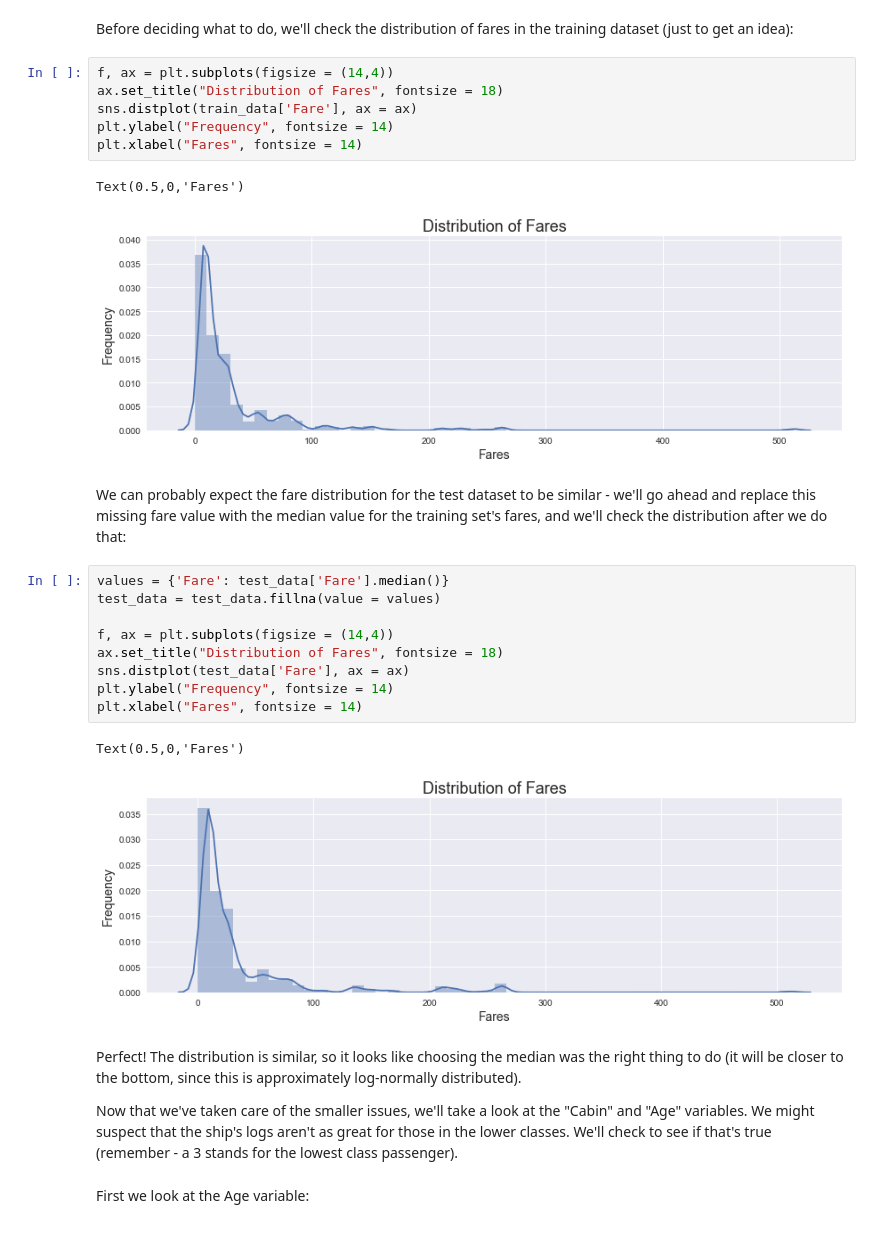
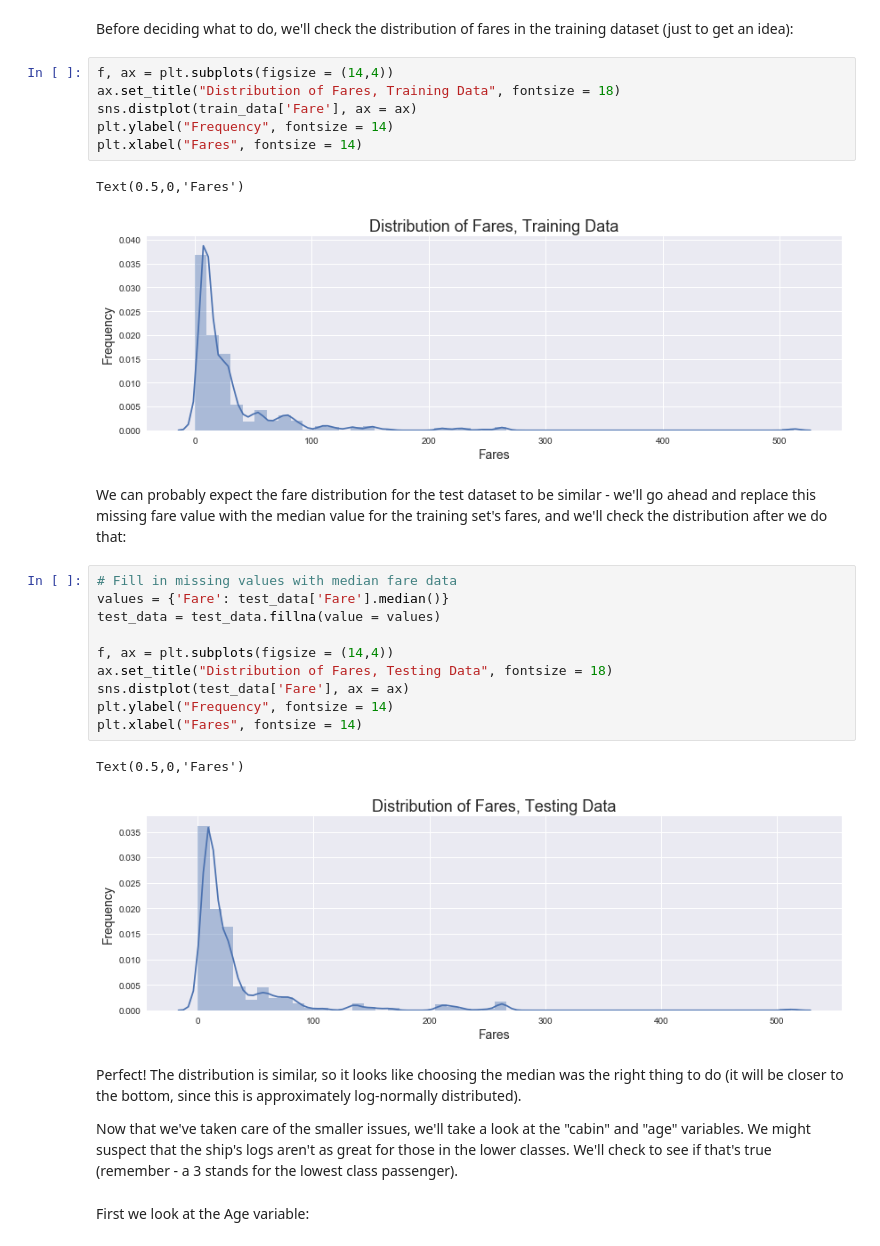
Before and after one commit to jhigbee2/byu_econ_applied_machine_learning, a Jupyter notebook: homeworks/213_ps4_real.ipynb, the cells around one changed output. Drawn from its saved outputs; the diff is of its cells as text.

```diff
--- a/homeworks/213_ps4_real.ipynb
+++ b/homeworks/213_ps4_real.ipynb
@@ -112,31 +118,32 @@ test_data[test_data['Fare'].isnull()]
 Before deciding what to do, we'll check the distribution of fares in the training dataset (just to get an idea):
 # %%
 f, ax = plt.subplots(figsize = (14,4))
-ax.set_title("Distribution of Fares", fontsize = 18)
+ax.set_title("Distribution of Fares, Training Data", fontsize = 18)
 sns.distplot(train_data['Fare'], ax = ax)
 plt.ylabel("Frequency", fontsize = 14)
 plt.xlabel("Fares", fontsize = 14)
 # %% [output]
 Text(0.5,0,'Fares')
-[figure, old version]
+[figure, new version]
 # %% [markdown]
 We can probably expect the fare distribution for the test dataset to be similar - we'll go ahead and replace this missing fare value with the median value for the training set's fares, and we'll check the distribution after we do that:
 # %%
+# Fill in missing values with median fare data
 values = {'Fare': test_data['Fare'].median()}
 test_data = test_data.fillna(value = values)
 
 f, ax = plt.subplots(figsize = (14,4))
-ax.set_title("Distribution of Fares", fontsize = 18)
+ax.set_title("Distribution of Fares, Testing Data", fontsize = 18)
 sns.distplot(test_data['Fare'], ax = ax)
 plt.ylabel("Frequency", fontsize = 14)
 plt.xlabel("Fares", fontsize = 14)
 # %% [output]
 Text(0.5,0,'Fares')
-[figure, old version]
+[figure, new version]
 # %% [markdown]
 Perfect! The distribution is similar, so it looks like choosing the median was the right thing to do (it will be closer to the bottom, since this is approximately log-normally distributed).
 
-Now that we've taken care of the smaller issues, we'll take a look at the "Cabin" and "Age" variables. We might suspect that the ship's logs aren't as great for those in the lower classes. We'll check to see if that's true (remember - a 3 stands for the lowest class passenger).
+Now that we've taken care of the smaller issues, we'll take a look at the "cabin" and "age" variables. We might suspect that the ship's logs aren't as great for those in the lower classes. We'll check to see if that's true (remember - a 3 stands for the lowest class passenger).
 # %% [markdown]
 First we look at the Age variable:
 # %%
```
Also changed, not shown: parts of 54 cells of this notebook.
